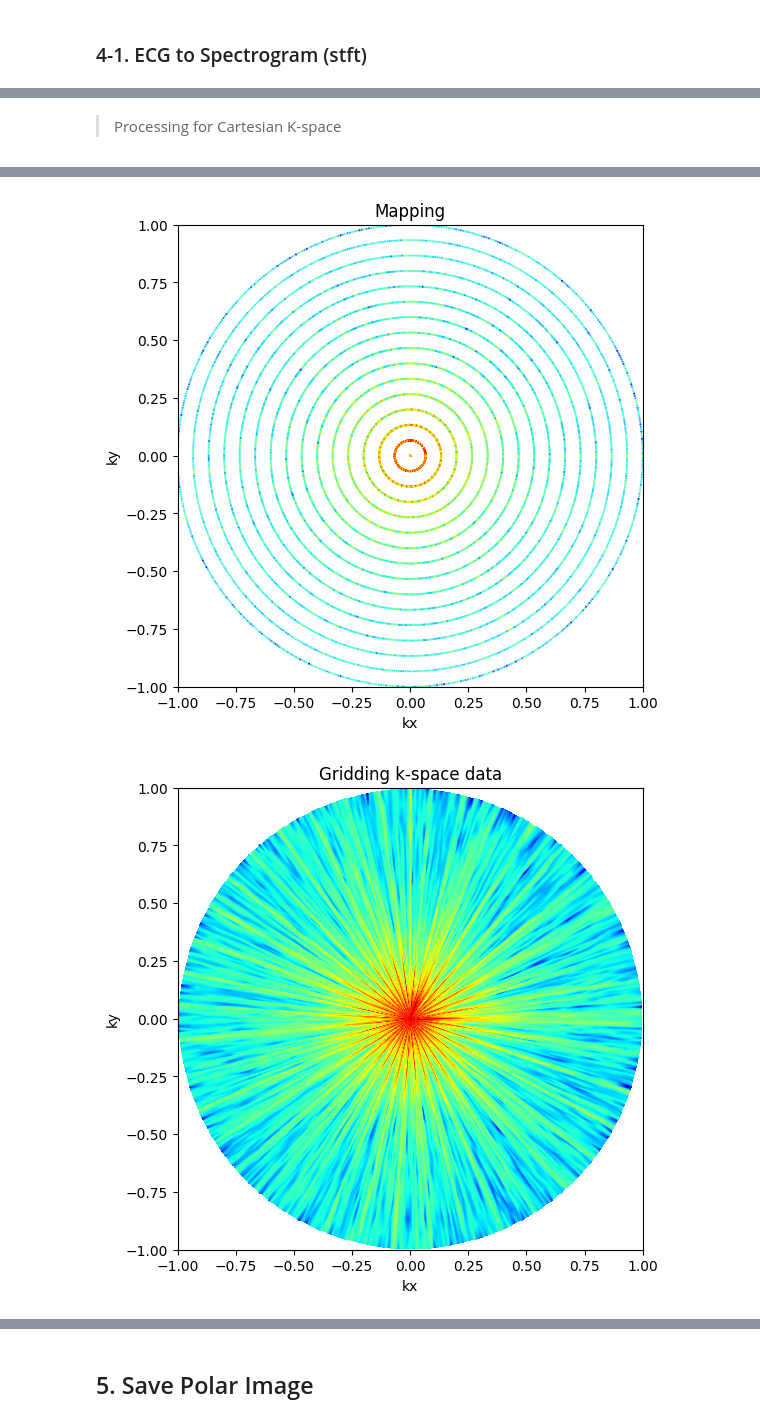
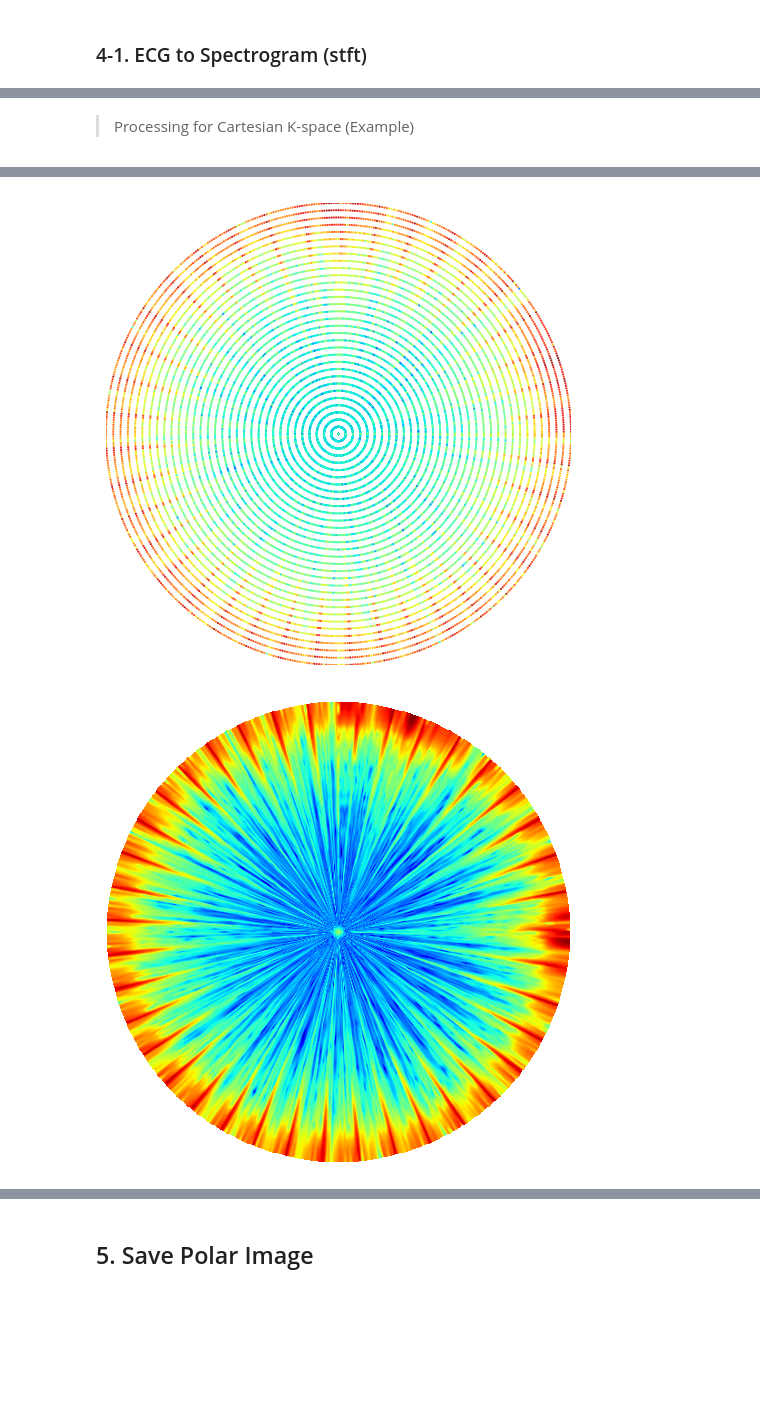
Before and after one commit to StrongLumiere/ECG-Project, a Jupyter notebook: Polar Spectrogram Project.ipynb, the cells around one changed output, grey strips where cells are left out. Cells and saved outputs as stored; diff of their text form; code cells hidden in the pictures; blank space fills up the shorter version.

```diff
--- a/Polar Spectrogram Project.ipynb
+++ b/Polar Spectrogram Project.ipynb
@@ -383,5 +399,5 @@ def spectrogram_polar_transform(d, grid_resolution ='auto', flipped_up = True, m
 # %% [markdown]
-> Processing for Cartesian K-space
+> Processing for Cartesian K-space (Example)
 # %%
 figure_size = (6, 6)
 
@@ -396,16 +412,18 @@ def kspace_data_visualization(grid_d, grid_x, grid_y):
     ax.imshow(grid_d, extent=extent, origin='lower', cmap='jet', aspect='auto')
     ax.set_xlabel('kx')
     ax.set_ylabel('ky')
-    ax.set_title('Gridding k-space data')
+    # ax.set_title('Gridding k-space data')
+    plt.axis('off')
     plt.show()
 
 def grid_data_visualization(grid_x, grid_y):
     plt.figure(figsize=figure_size)
     plt.scatter(grid_x, grid_y, marker='.', color='blue')
-    plt.title('Grid Points Visualization')
+    # plt.title('Grid Points Visualization')
     plt.xlabel('X')
     plt.ylabel('Y')
     plt.grid(True)
+    plt.axis('off')
     plt.show()
 
 marker = '.'
@@ -417,26 +435,33 @@ def mapping_data_visualization(kx, ky, d):
     ax.set_ylim(min(ky), max(ky))
     ax.set_xlabel('kx')
     ax.set_ylabel('ky')
-    ax.set_title('Mapping')
+    # ax.set_title('Mapping')
+    plt.axis('off')
     plt.show()
 
 
 def kspace_coo_visualization(kx, ky):
     plt.figure(figsize=figure_size)
     plt.scatter(kx, ky, s=scatter_size, marker=marker, color='red')
-    plt.title('k-Space Coordinates Visualization')
+    # plt.title('k-Space Coordinates Visualization')
     plt.xlabel('Real Part')
     plt.ylabel('Imaginary Part')
     plt.grid(True)
+    plt.axis('off')
     plt.show()
 
 
 
 
+
 ecg_signal, fs = ecg_read('A00001')
+# pt_tompkins = Pan_tompkins(ecg_signal, fs).fit()
+# ecg_signal = pt_tompkins
+
 window_length = int(0.1 * fs)
-stft= signal.stft(ecg_signal,fs, nperseg=window_length)[2]
+stft= signal.stft(ecg_signal,fs, nperseg=window_length, nfft=64)[2]
 S =np.log(abs(stft+1e-10))
+S= np.flipud(S)
 # raw_k, x1, y1=spectrogram_polar_transform(stft, grid_resolution = 512, flipped_up = True, method = 'linear')
 
 nx, ny = S.shape
@@ -486,2 +511,2 @@ kspace_data_visualization(grid_d, grid_x, grid_y)
-[figure, old version]
+[figure, new version]
-[figure, old version]
+[figure, new version]
```
Also changed, not shown: parts of 19 cells of this notebook.
